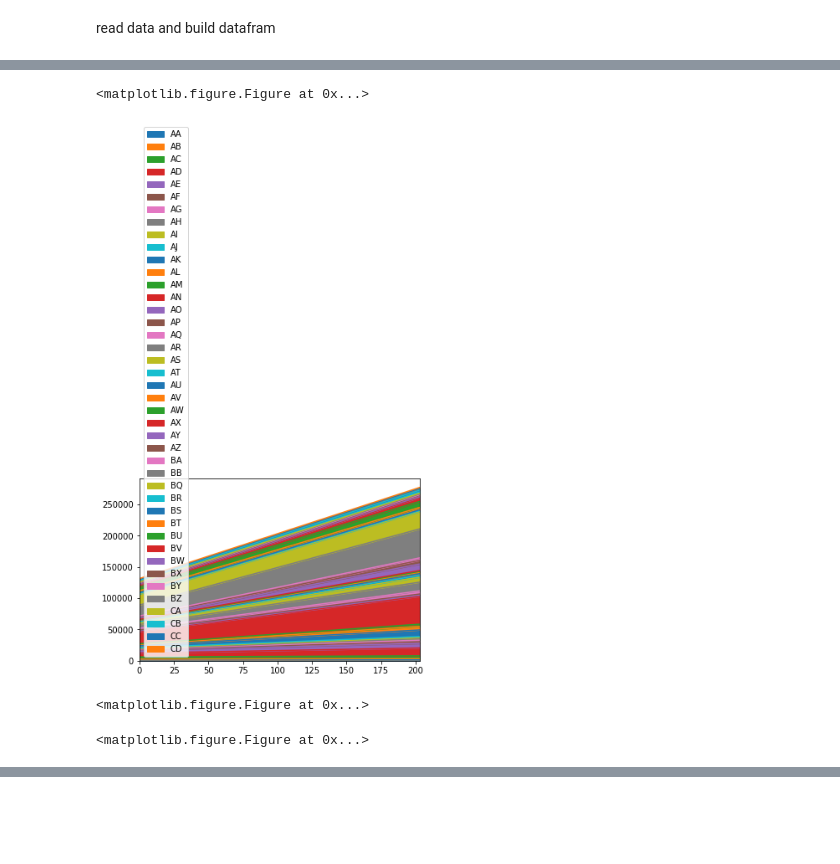
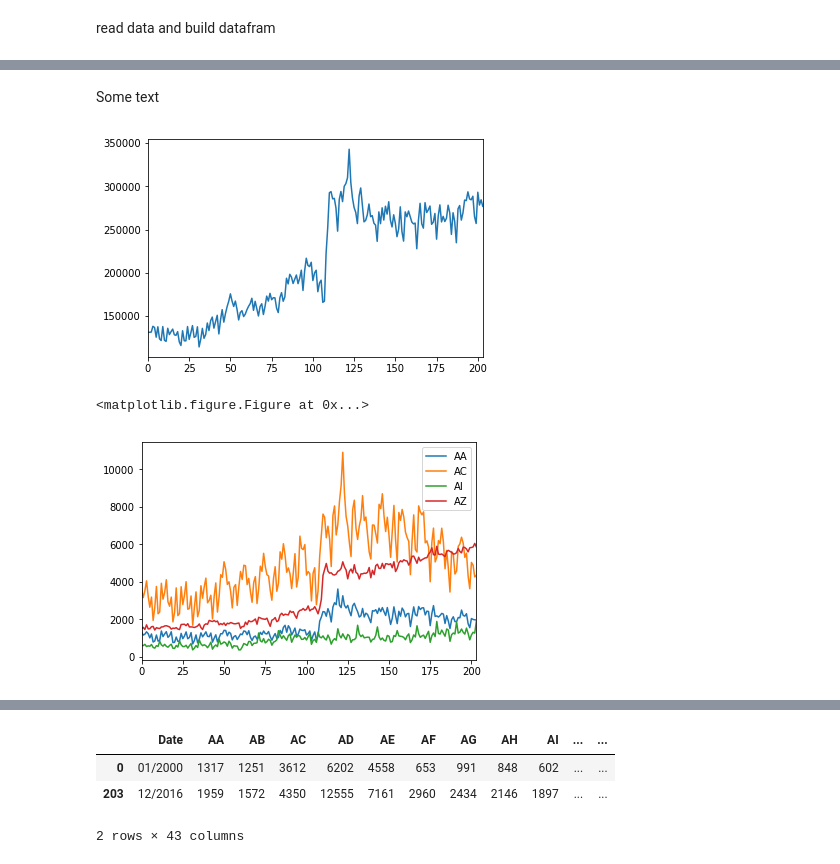
Before and after one commit to sebwdz/JobAnalysis, a Jupyter notebook: core/notebooks/cesatem_descriptive_analysis.ipynb, the cells around one changed output, grey strips where cells are left out. Cells and saved outputs as stored; diff of their text form; code cells hidden in the pictures; blank space fills up the shorter version.

```diff
--- a/core/notebooks/cesatem_descriptive_analysis.ipynb
+++ b/core/notebooks/cesatem_descriptive_analysis.ipynb
@@ -9,0 +9,4 @@ data = Jfeatures.read_cesatem()
+# %%
+data_frame = pd.read_csv("../data/raw/CESATEM.tsv", delimiter='\t')
+data_frame = data_frame.dropna(axis=1, how='any')
+data_frame.describe()
@@ -10,9 +24,21 @@ data = Jfeatures.read_cesatem()
+# %% [markdown]
+Some text
+# %%
+s = data_frame.sum(axis=1)
+dates = pd.to_datetime(data_frame["Date"], format='%m/%Y')
+plt.figure() #ax = plt.figure().add_subplot(111)
+s.plot()
+#ax.xaxis.set_major_locator(dates)
+#ax.xaxis.set_major_formatter(dates.DateFormatter('%m-%Y'))
+#ax.set_ylim(bottom = 0)
+#plt.xticks(rotation='vertical')
+plt.show()
+# %% [output]
+[figure, added]
 # %%
 plt.figure()
-data.plot.bar()
+data_frame[['AA', "AC", "AI", "AZ"]].plot.line()
 plt.show()
 # %% [output]
 <matplotlib.figure.Figure at 0x...>
-[figure, old version]
+[figure, new version]
-<matplotlib.figure.Figure at 0x...>
-<matplotlib.figure.Figure at 0x...>
@@ -19,0 +45,11 @@ plt.show()
+# %%
+d1 = data_frame.head(1)
+d2 = data_frame.tail(1)
+data = pd.concat([d1, d2])
+data = data.dropna(axis=1, how='any')
+data.head()
+# %% [output]
+|  | Date | AA | AB | AC | AD | AE | AF | AG | AH | AI | ... | ... |
+| 0 | 01/2000 | 1317 | 1251 | 3612 | 6202 | 4558 | 653 | 991 | 848 | 602 | ... | ... |
+| 203 | 12/2016 | 1959 | 1572 | 4350 | 12555 | 7161 | 2960 | 2434 | 2146 | 1897 | ... | ... |
+2 rows × 43 columns
```
Also changed, not shown: parts of 7 cells of this notebook, 1 other file.
